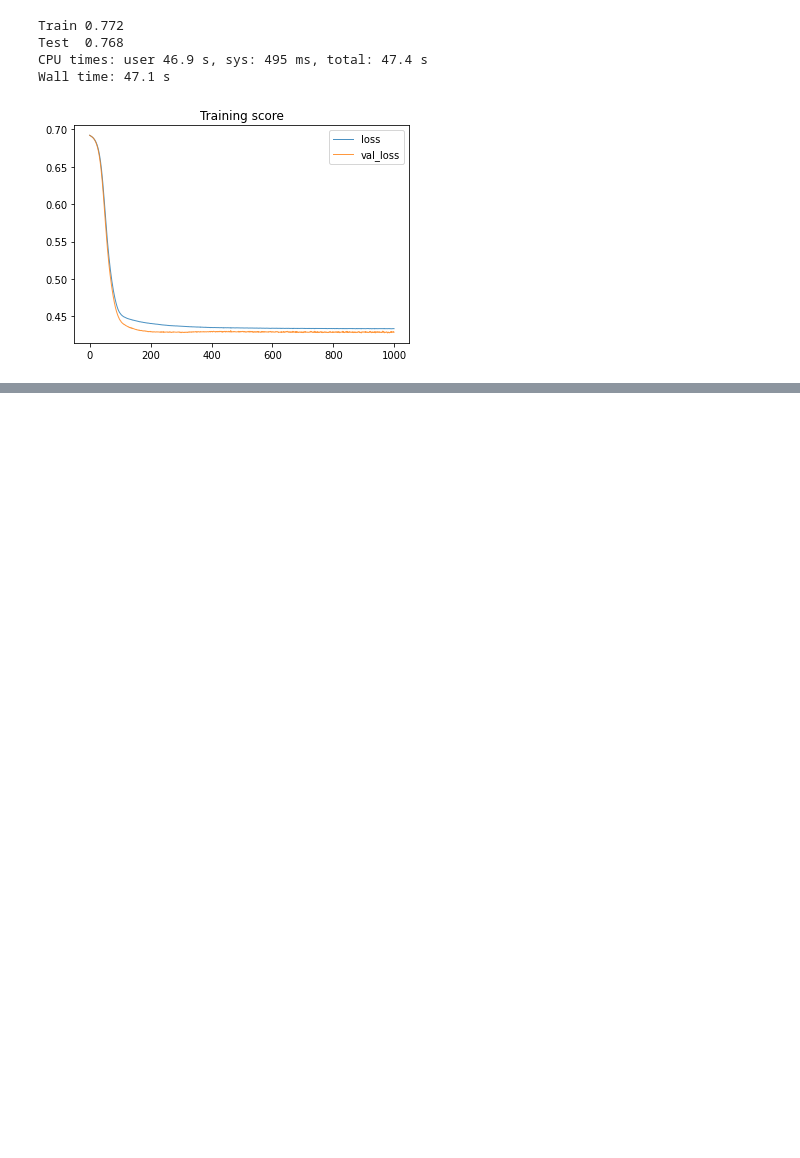
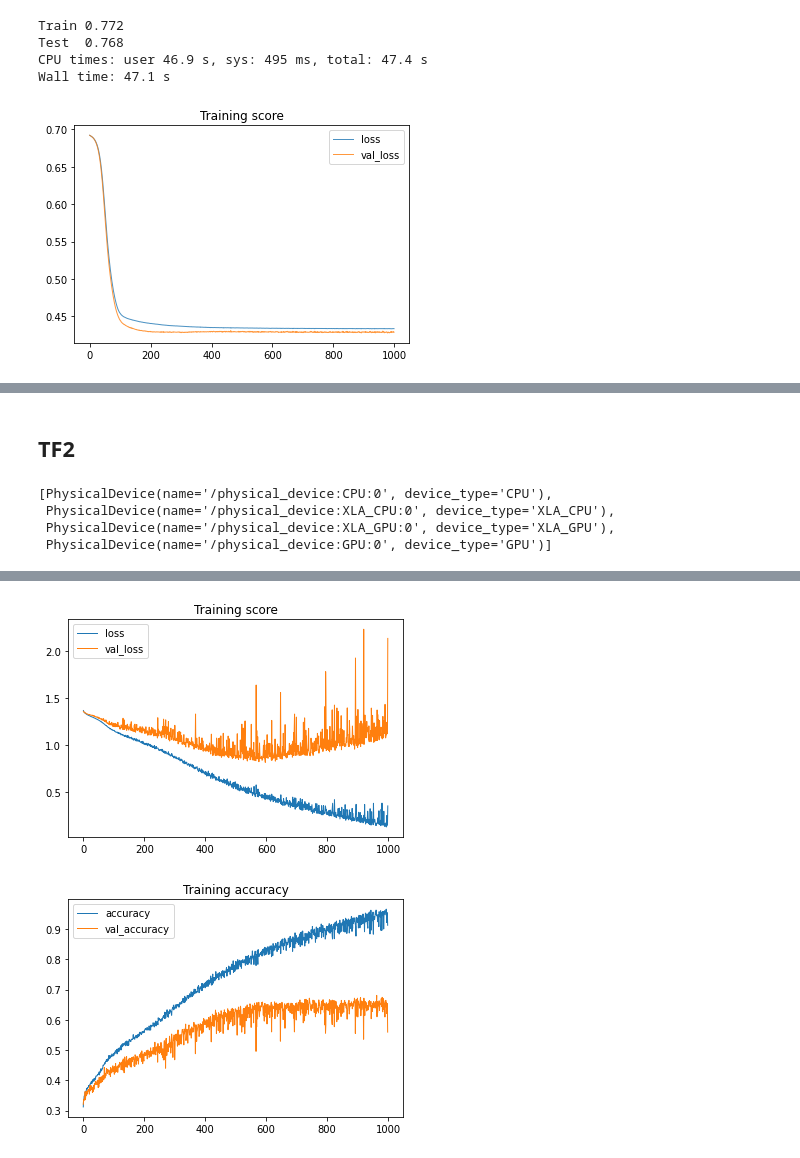
Before and after one commit to mysterious-ben/ds-examples, a Jupyter notebook: dl/dl_hello_world.ipynb, the cells around one changed output, grey strips where cells are left out. Drawn from its saved outputs; the diff is of its cells as text; code cells hidden in the pictures; blank space fills up the shorter version.

```diff
--- a/dl/dl_hello_world.ipynb
+++ b/dl/dl_hello_world.ipynb
@@ -806,0 +873,13 @@ Wall time: 47.1 s
+# %%
+%%time
+
+model = LGBMClassifier(
+    n_estimators=1000,
+    min_data_in_leaf=10,
+    learning_rate=0.01,
+    objective='cross_entropy',
+)
+
+model.fit(X_train, y_train)
+print(f'Train score {accuracy_score(y_train, model.predict(X_train)):.3f}')
+print(f'Test score  {accuracy_score(y_test, model.predict(X_test)):.3f}')
@@ -806,0 +891,48 @@ Wall time: 47.1 s
+# %% [markdown]
+## TF2
+# %%
+tf.config.list_physical_devices()
+# %% [output]
+[PhysicalDevice(name='/physical_device:CPU:0', device_type='CPU'),
+ PhysicalDevice(name='/physical_device:XLA_CPU:0', device_type='XLA_CPU'),
+ PhysicalDevice(name='/physical_device:XLA_GPU:0', device_type='XLA_GPU'),
+ PhysicalDevice(name='/physical_device:GPU:0', device_type='GPU')]
+# %%
+%%time
+def train_model(X_train, y_train):
+    model = tf.keras.models.Sequential([
+        tf.keras.layers.Dense(512, activation='relu', input_shape=(p,)),
+        tf.keras.layers.Dense(512, activation='relu'),
+        tf.keras.layers.Dense(512, activation='relu'),
+        tf.keras.layers.Dense(4, activation='linear'),
+    ])
+
+    model.compile(
+        loss=tf.keras.losses.SparseCategoricalCrossentropy(from_logits=True),
+        optimizer=tf.keras.optimizers.SGD(0.01),
+        metrics=['accuracy'],
+    )
+
+    train_history = model.fit(
+        X_train,
+        y_train,
+        batch_size=128,
+        epochs=1000,
+        validation_split=0.2,
+        verbose=0,
+    )
+    return model, train_history
+
+def decide(arr):
+    return np.argmax(arr, axis=1)
+
+
+# On CPU+GPU (default)
+model, train_history = train_model(X_train, y_train)
+_ = pd.DataFrame(train_history.history)[['loss', 'val_loss']].plot(title='Training score', lw=1)
+_ = pd.DataFrame(train_history.history)[['accuracy', 'val_accuracy']].plot(title='Training accuracy', lw=1)
+
+model = tf.keras.models.Sequential([model, tf.keras.layers.Softmax()])
+print(f'Train score {accuracy_score(y_train, decide(model.predict(X_train))):.3f}')
+print(f'Test score  {accuracy_score(y_test, decide(model.predict(X_test))):.3f}')
+# %% [output]
@@ -806,0 +943,2 @@ Wall time: 47.1 s
+[figure, added]
+[figure, added]
```
Also changed, not shown: parts of 39 cells of this notebook.
